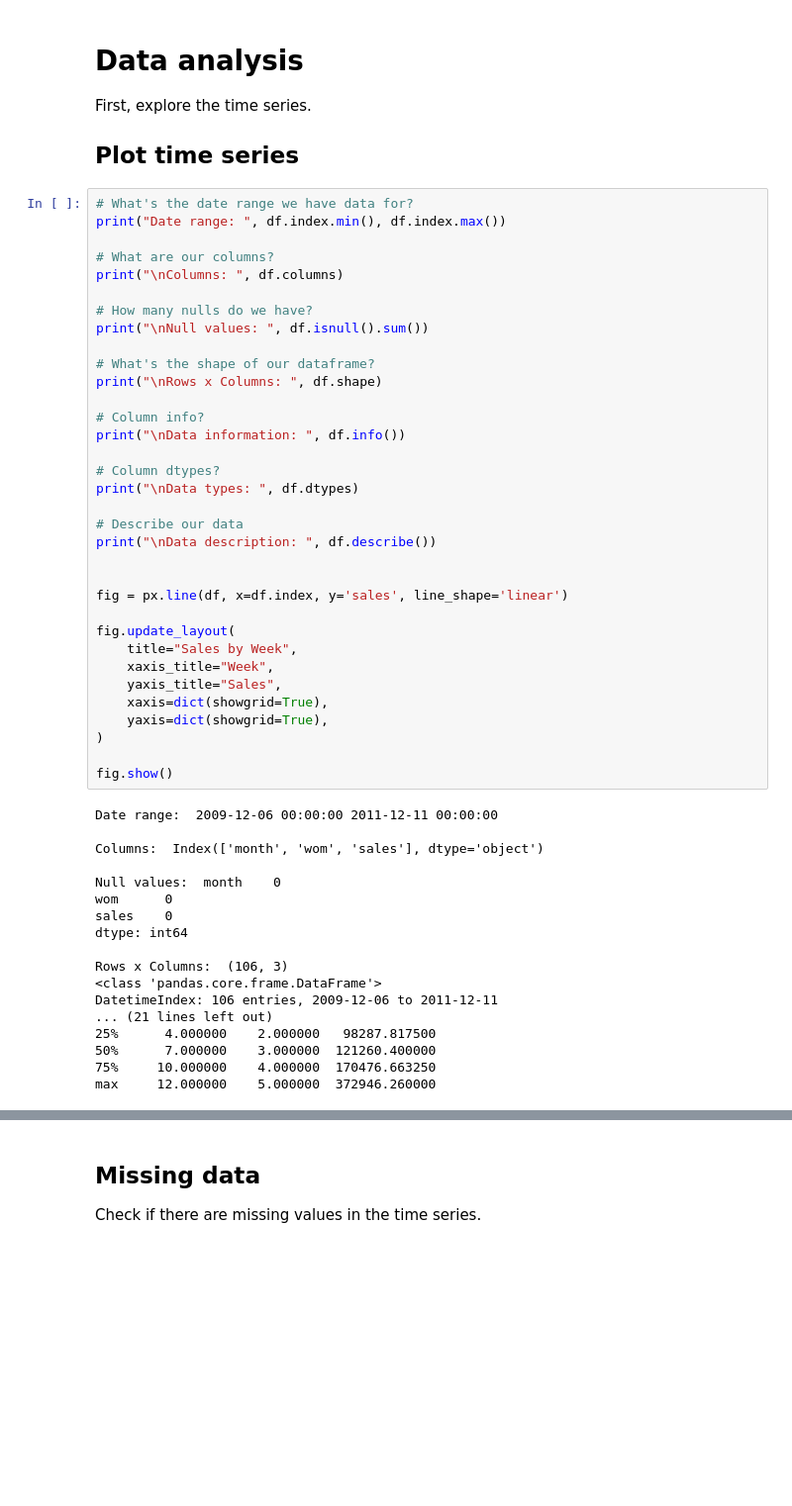
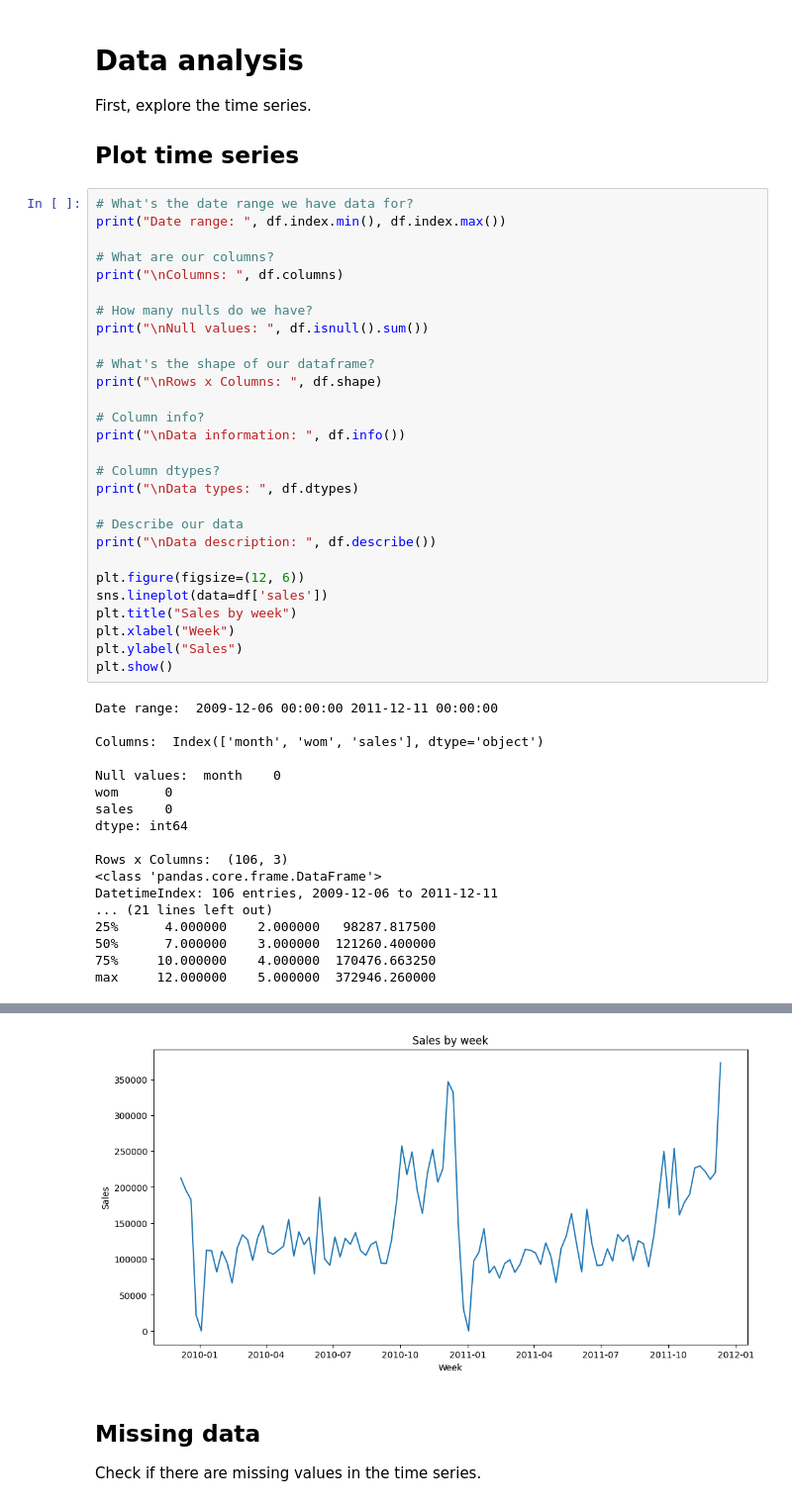
Before and after one commit to els-pnw/Feature-Engineering-Time-Series-Forecasting, a Jupyter notebook: assignment1_tabularize_time_series.ipynb, the cells around one changed output, grey strips where cells are left out. Shown at 99% size. Drawn from its saved outputs; the diff is of its cells as text; blank space fills up the shorter version.

```diff
--- a/assignment1_tabularize_time_series.ipynb
+++ b/assignment1_tabularize_time_series.ipynb
@@ -99,18 +99,12 @@ print("\nData types: ", df.dtypes)
 # Describe our data
 print("\nData description: ", df.describe())
 
-
-fig = px.line(df, x=df.index, y='sales', line_shape='linear')
-
-fig.update_layout(
-    title="Sales by Week",
-    xaxis_title="Week",
-    yaxis_title="Sales",
-    xaxis=dict(showgrid=True),
-    yaxis=dict(showgrid=True),
-)
-
-fig.show()
+plt.figure(figsize=(12, 6))
+sns.lineplot(data=df['sales'])
+plt.title("Sales by week")
+plt.xlabel("Week")
+plt.ylabel("Sales")
+plt.show()
 # %% [output]
 Date range:  2009-12-06 00:00:00 2011-12-11 00:00:00
 
@@ -133,3 +126,4 @@ max     12.000000    5.000000  372946.260000
+[figure, added]
 # %% [markdown]
 ## Missing data
 
```
Also changed, not shown: parts of 4 cells of this notebook.
